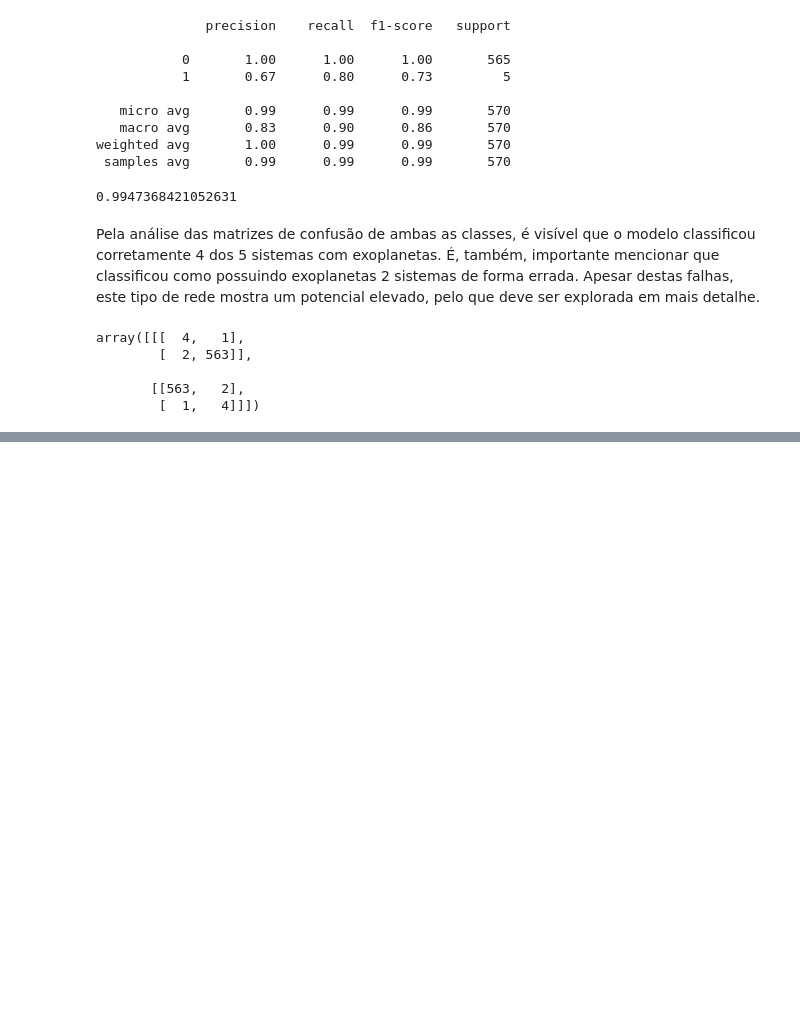
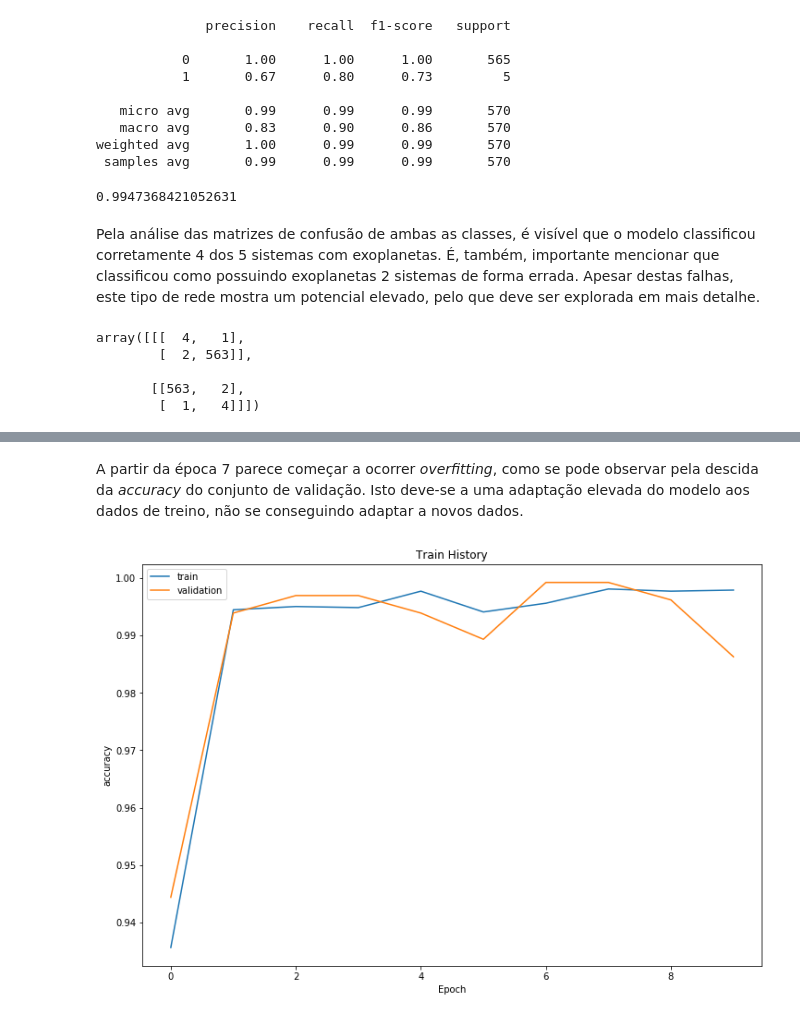
Before and after one commit to citoplasme/Automatic_Learning_2, a Jupyter notebook: Modelos/DL/CNN/CNN.ipynb, the cells around one changed output, grey strips where cells are left out. Saved outputs shown, nothing was run; the diff lists cells and outputs as text; code cells hidden in the pictures; blank space fills up the shorter version.

Commit message:
Novos Notebooks + anotações entre código

```diff
--- a/Modelos/DL/CNN/CNN.ipynb
+++ b/Modelos/DL/CNN/CNN.ipynb
@@ -196,0 +203,14 @@ array([[[  4,   1],
+# %%
+# Input: Colunas por registo, features
+X = Input(shape=(X_train.shape[1], 1))
+y = Conv1D(filters=16, kernel_size=16, activation='relu')(X)
+y = MaxPool1D()(y)
+y = BatchNormalization()(y)
+y = Conv1D(filters=32, kernel_size=16, activation='relu')(y)
+y = MaxPool1D()(y)
+y = BatchNormalization()(y)
+y = Flatten()(y)
+y = Dropout(0.25)(y)
+y = Dense(256, activation='relu')(y)
+y = Dense(32, activation="relu")(y)
+classes = Dense(2, activation="softmax")(y)
@@ -196,0 +219,9 @@ array([[[  4,   1],
+# %%
+train, validation, train_target, validation_target = train_test_split(X_train, y_train, test_size=0.2, random_state=1)
+# %%
+from keras.models import load_model
+from keras.callbacks import ModelCheckpoint
+model = Model(inputs=X, outputs=classes)
+adam = Adam(lr=0.001)
+chk = ModelCheckpoint('best_model.pkl', monitor='val_accuracy', save_best_only=True, mode='max', verbose=1)
+model.compile(loss='binary_crossentropy', optimizer=adam, metrics=['accuracy'])
@@ -196,0 +252,2 @@ array([[[  4,   1],
+# %%
+history = model.fit(train, train_target, batch_size=128, epochs=10, shuffle=True, callbacks=[chk], validation_data=(validation, validation_target))
@@ -196,0 +272,6 @@ array([[[  4,   1],
+# %% [markdown]
+A partir da época 7 parece começar a ocorrer *overfitting*, como se pode observar pela descida da *accuracy* do conjunto de validação. Isto deve-se a uma adaptação elevada do modelo aos dados de treino, não se conseguindo adaptar a novos dados.
+# %%
+show_train_history(history,'accuracy','val_accuracy')
+# %% [output]
+[figure, added]
```
Also changed, not shown: parts of 20 cells of this notebook, 5 other files.
